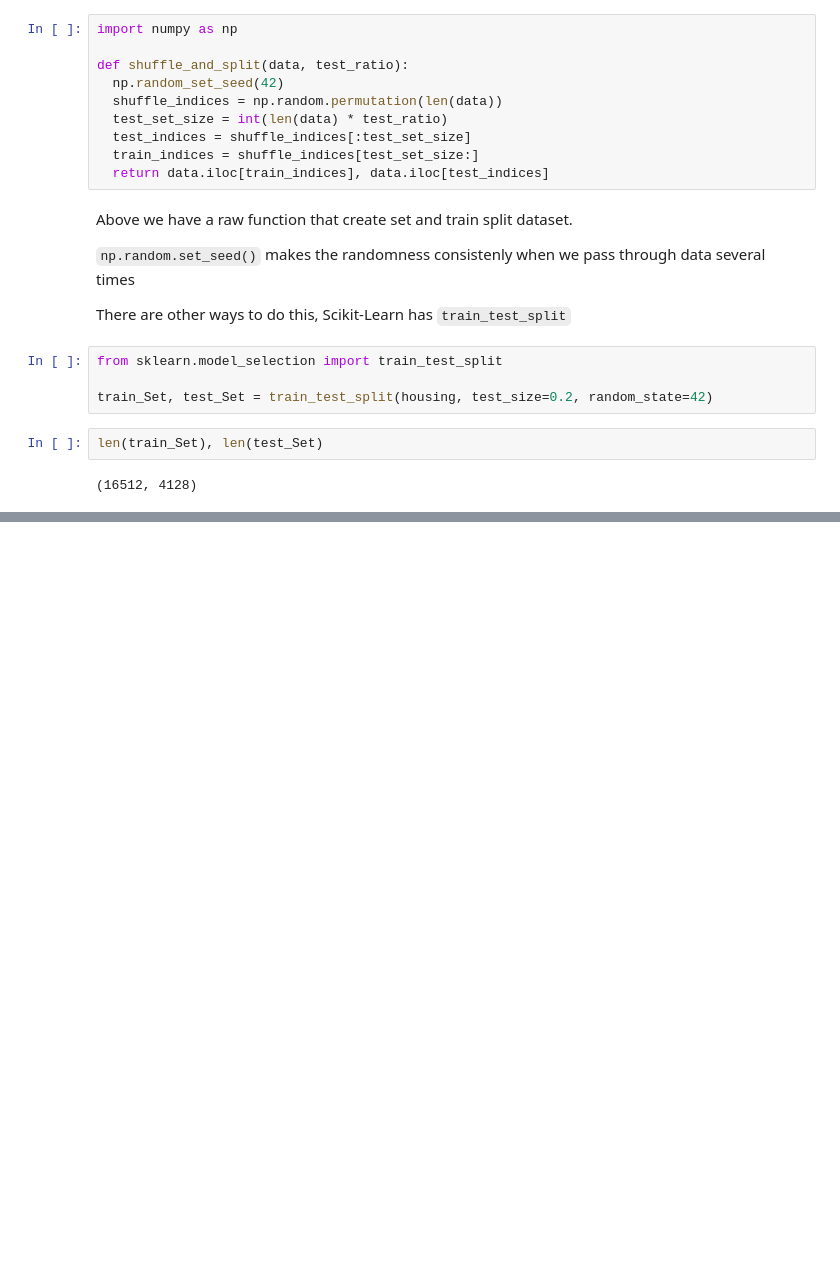
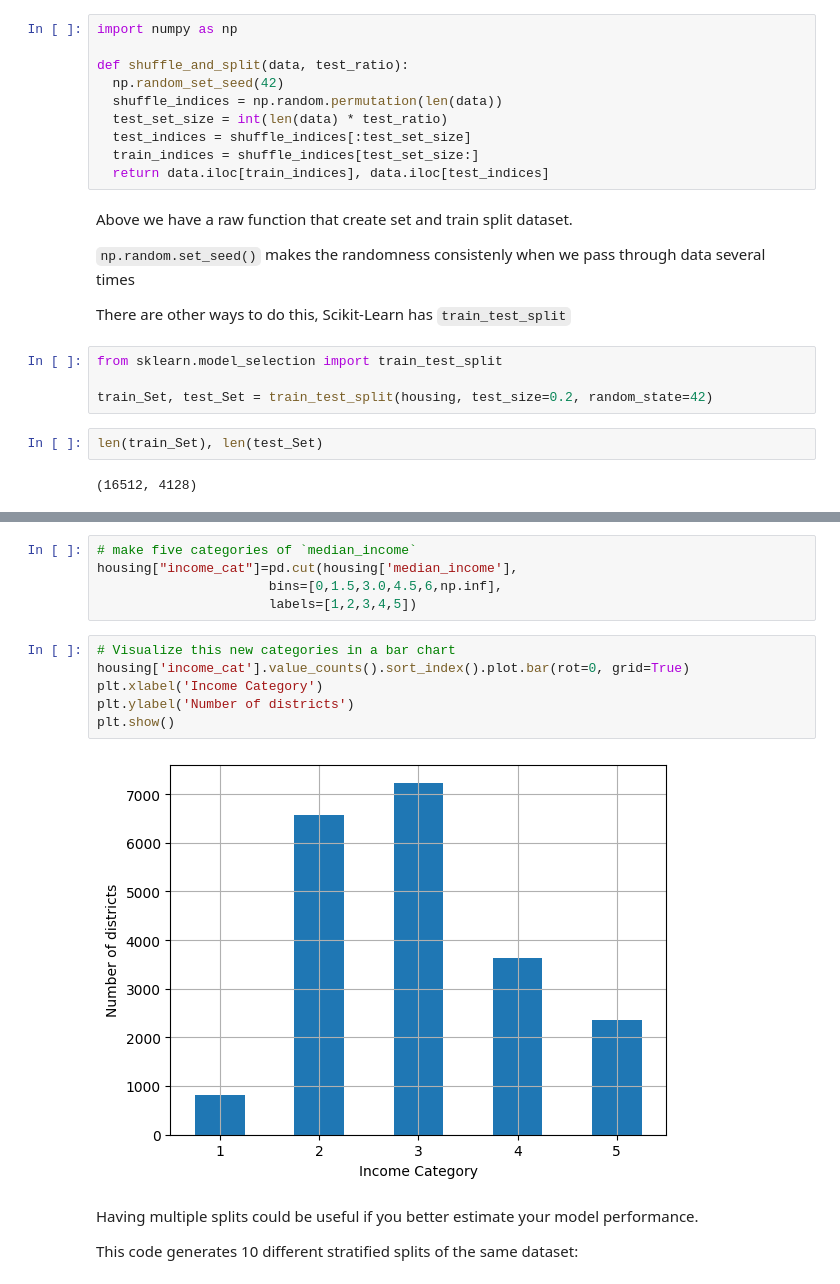
Before and after one commit to alvarohernandezalt/ML_SCKT_TF_Geron, a Jupyter notebook: C02_CaliforniaHousingPrice.ipynb, the cells around one changed output, grey strips where cells are left out. Drawn from its saved outputs; the diff is of its cells as text; blank space fills up the shorter version.

```diff
--- a/C02_CaliforniaHousingPrice.ipynb
+++ b/C02_CaliforniaHousingPrice.ipynb
@@ -160,0 +171,17 @@ len(train_Set), len(test_Set)
+# %%
+# make five categories of `median_income`
+housing["income_cat"]=pd.cut(housing['median_income'],
+                      bins=[0,1.5,3.0,4.5,6,np.inf],
+                      labels=[1,2,3,4,5])
+# %%
+# Visualize this new categories in a bar chart
+housing['income_cat'].value_counts().sort_index().plot.bar(rot=0, grid=True)
+plt.xlabel('Income Category')
+plt.ylabel('Number of districts')
+plt.show()
+# %% [output]
+[figure, added]
+# %% [markdown]
+Having multiple splits could be useful if you better estimate your model performance.
+
+This code generates 10 different stratified splits of the same dataset:
```
Also changed, not shown: parts of 9 cells of this notebook.
